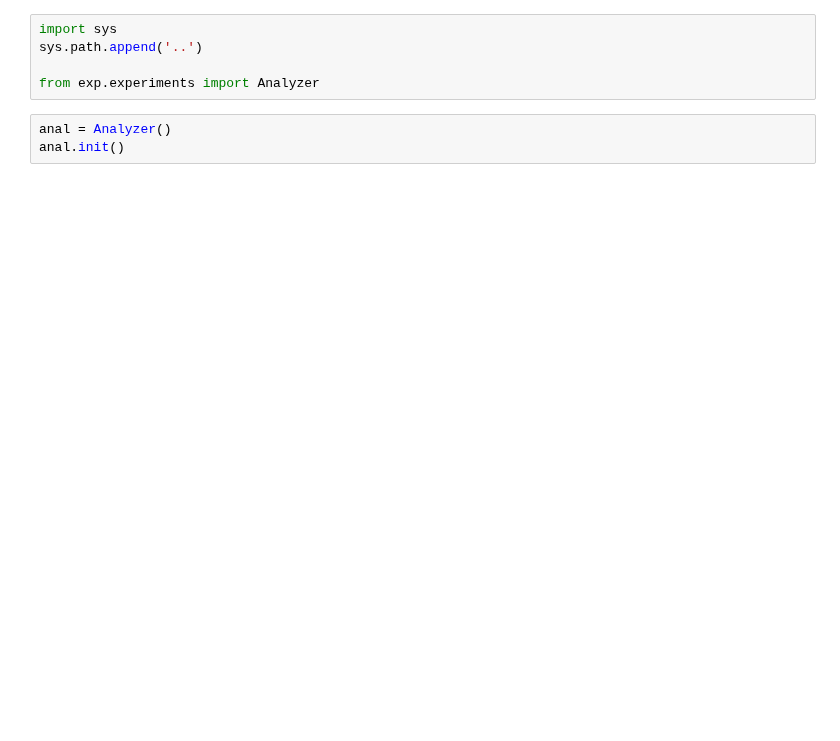
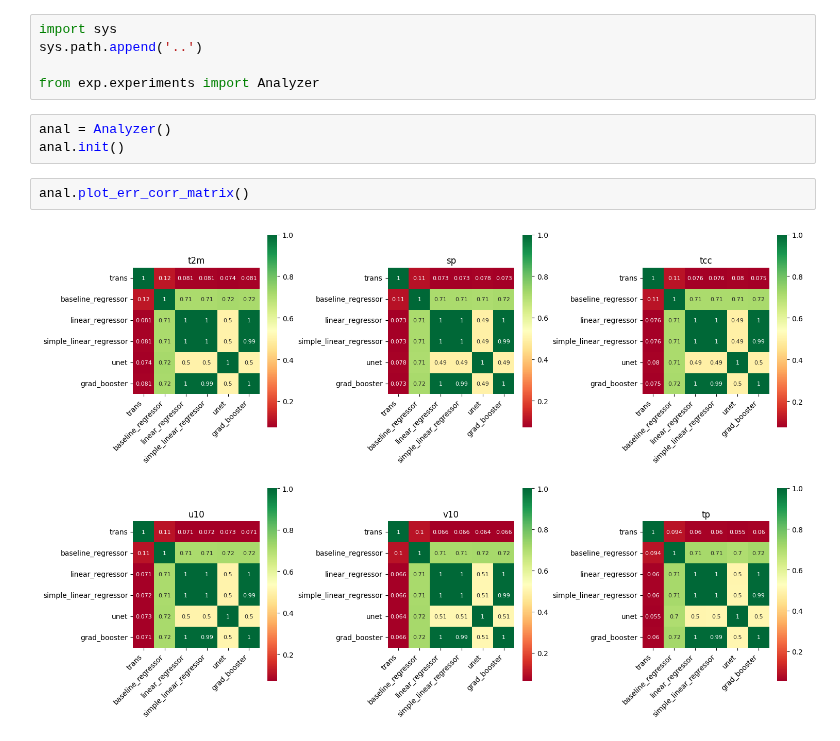
Before and after one commit to iwamaciek/stwp, a Jupyter notebook: demos/experiments.ipynb, the cells around one changed output. Saved outputs shown, nothing was run; the diff lists cells and outputs as text; blank space fills up the shorter version.

```diff
--- a/demos/experiments.ipynb
+++ b/demos/experiments.ipynb
@@ -6,3 +6,7 @@ from exp.experiments import Analyzer
 # %%
 anal = Analyzer()
 anal.init()
+# %%
+anal.plot_err_corr_matrix()
+# %% [output]
+[figure, added]
```
Also changed, not shown: parts of 2 cells of this notebook, 1 other file.
